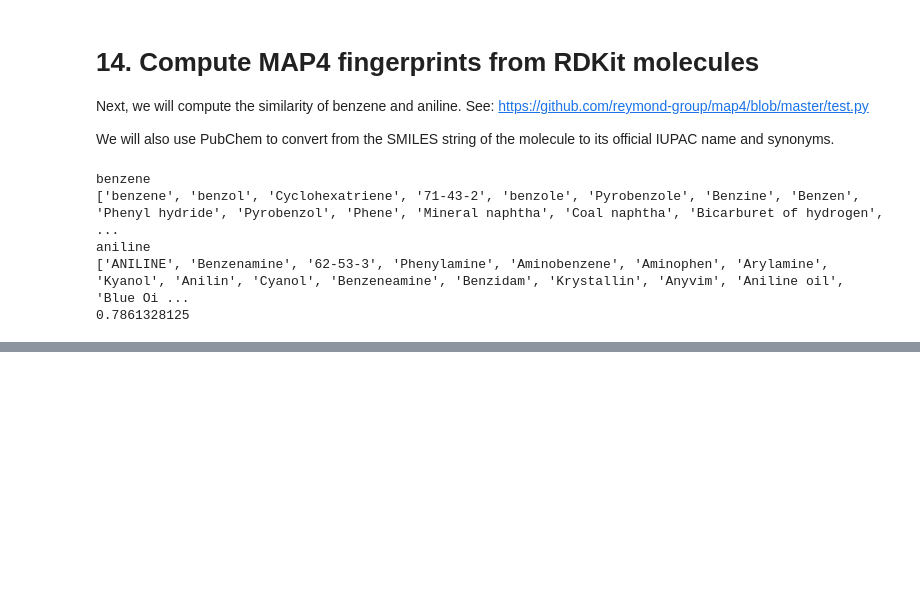
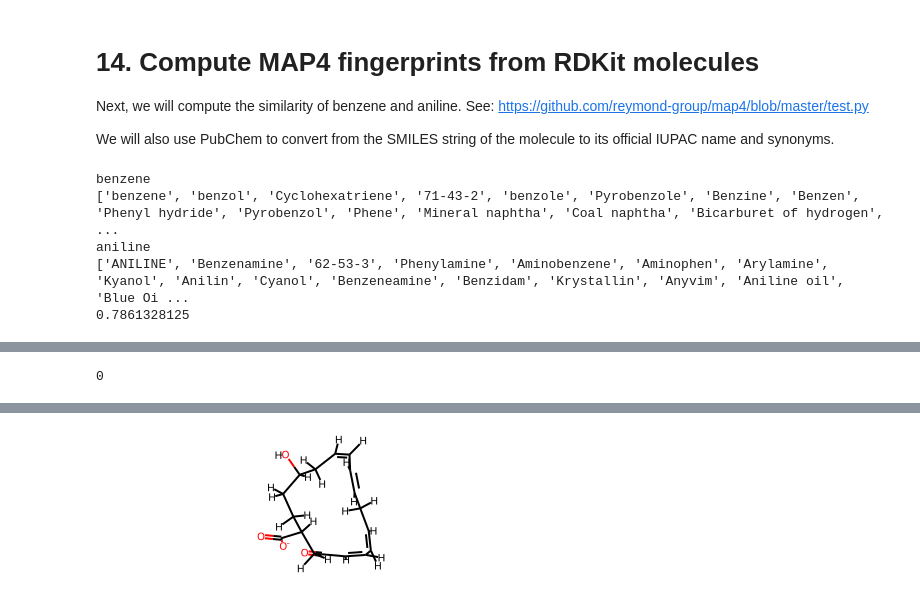
Before and after one commit to gmm/RDKit-on-Colab, a Jupyter notebook: RDKit_Google_Colab.ipynb, the cells around one changed output, grey strips where cells are left out. Drawn from its saved outputs; the diff is of its cells as text; code cells hidden in the pictures; blank space fills up the shorter version.

```diff
--- a/RDKit_Google_Colab.ipynb
+++ b/RDKit_Google_Colab.ipynb
@@ -714,0 +767,10 @@ aniline
+# %%
+# embed ligand
+rdmol = Chem.MolFromSmiles("C1C(O)CC=CC=CCC=CC=CC(=O)CC(C(=O)[O-])C1")
+rdmol_H = Chem.AddHs(rdmol)
+AllChem.EmbedMolecule(rdmol_H) # bad geometries occur
+# %% [output]
+0
+# %%
+rdmol_H
+# %% [output]
@@ -714,0 +778 @@ aniline
+[figure, added]
```
Also changed, not shown: parts of 13 cells of this notebook.
